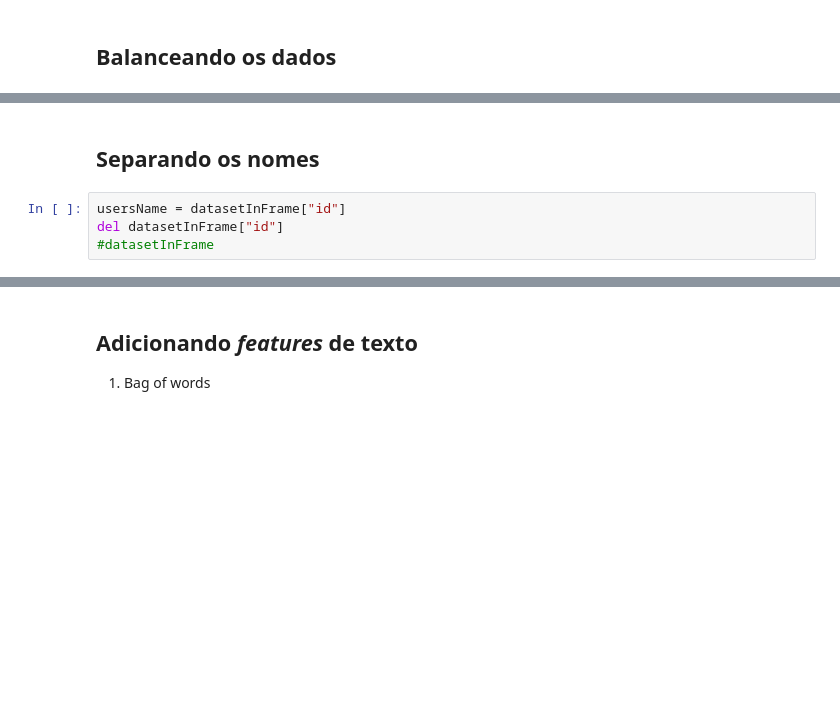
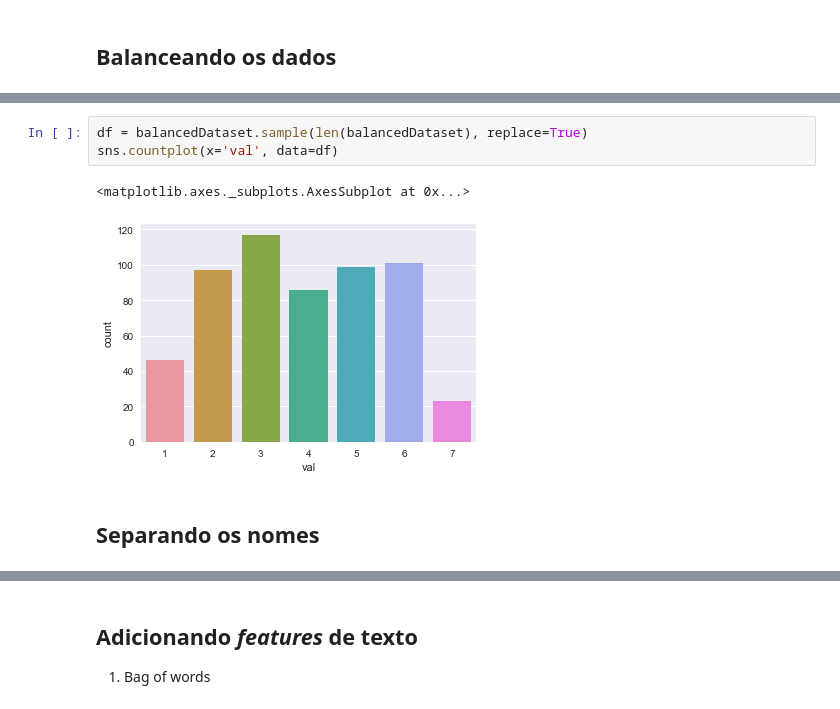
Before and after one commit to tpcyprianos/sentiment-analysis-tweets, a Jupyter notebook: pre_processing.ipynb, the cells around one changed output, grey strips where cells are left out. Cells and saved outputs as stored; diff of their text form; blank space fills up the shorter version.

```diff
--- a/pre_processing.ipynb
+++ b/pre_processing.ipynb
@@ -159,6 +181,8 @@ datasetInFrame.head()
+# %%
+df = balancedDataset.sample(len(balancedDataset), replace=True)
+sns.countplot(x='val', data=df)
+# %% [output]
+<matplotlib.axes._subplots.AxesSubplot at 0x...>
+[figure, added]
 # %% [markdown]
 ## Separando os nomes
-# %%
-usersName = datasetInFrame["id"]
-del datasetInFrame["id"]
-#datasetInFrame
```
Also changed, not shown: parts of 6 cells of this notebook, 1 other file.
